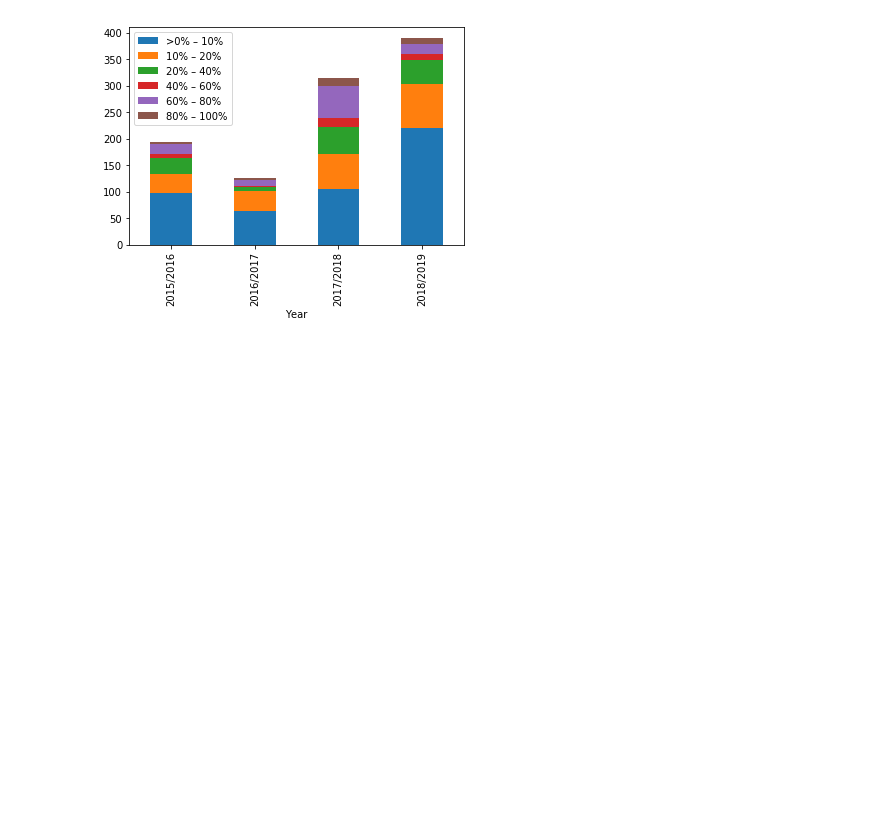
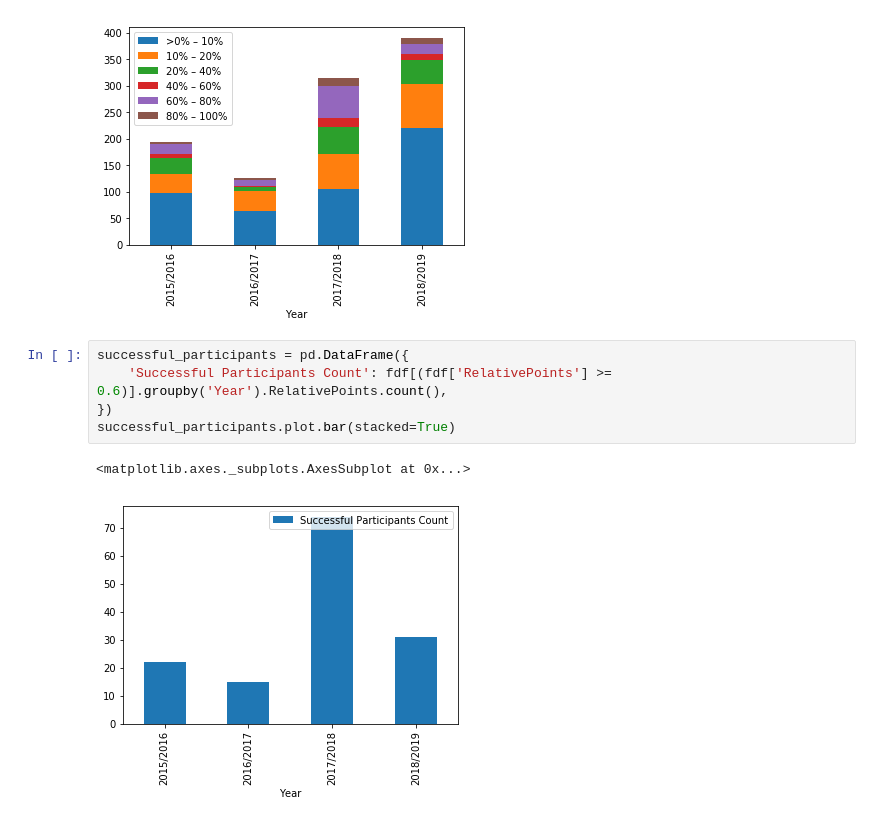
Before and after one commit to fi-ksi/dashboard-alpha, a Jupyter notebook: notebooks/participants-in-wave.ipynb, the cells around one changed output. Saved outputs shown, nothing was run; the diff lists cells and outputs as text; blank space fills up the shorter version.

Commit message:
Ass successful participants count.

```diff
--- a/notebooks/participants-in-wave.ipynb
+++ b/notebooks/participants-in-wave.ipynb
@@ -65,3 +65,11 @@ relative_per_year.plot.bar(stacked=True)
 # %% [output]
 <matplotlib.axes._subplots.AxesSubplot at 0x...>
 [figure]
+# %%
+successful_participants = pd.DataFrame({
+    'Successful Participants Count': fdf[(fdf['RelativePoints'] >= 0.6)].groupby('Year').RelativePoints.count(),
+})
+successful_participants.plot.bar(stacked=True)
+# %% [output]
+<matplotlib.axes._subplots.AxesSubplot at 0x...>
+[figure, added]
```
